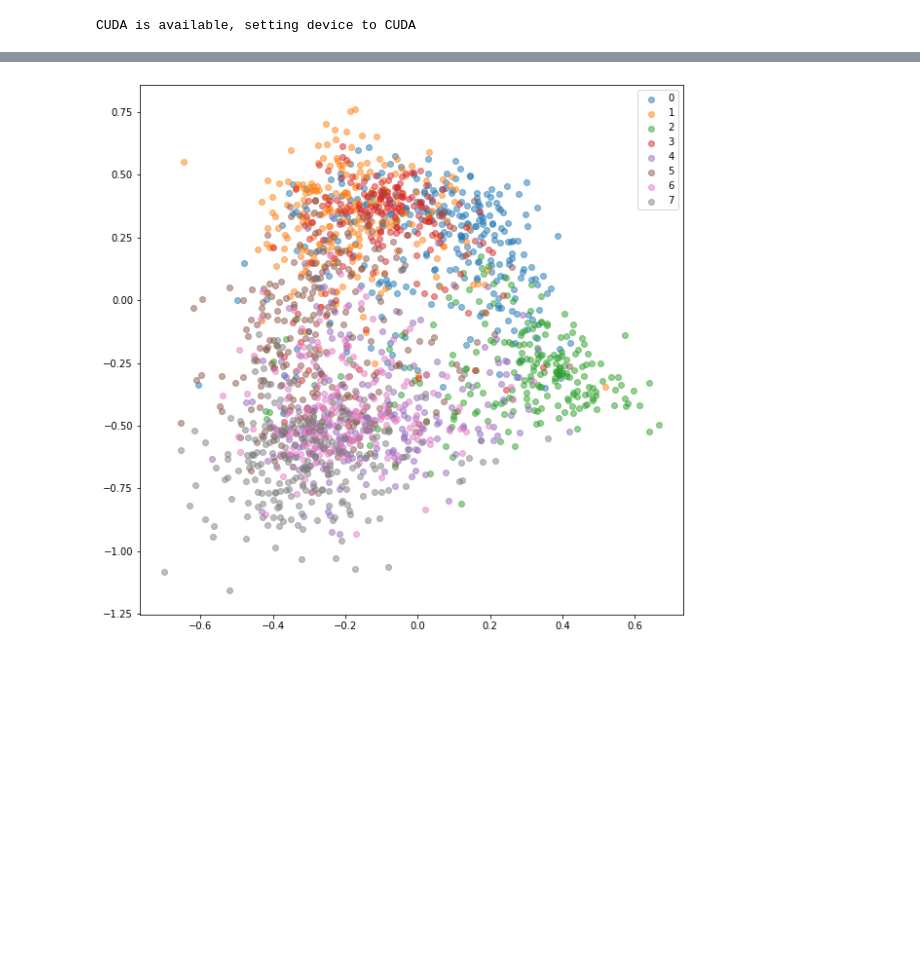
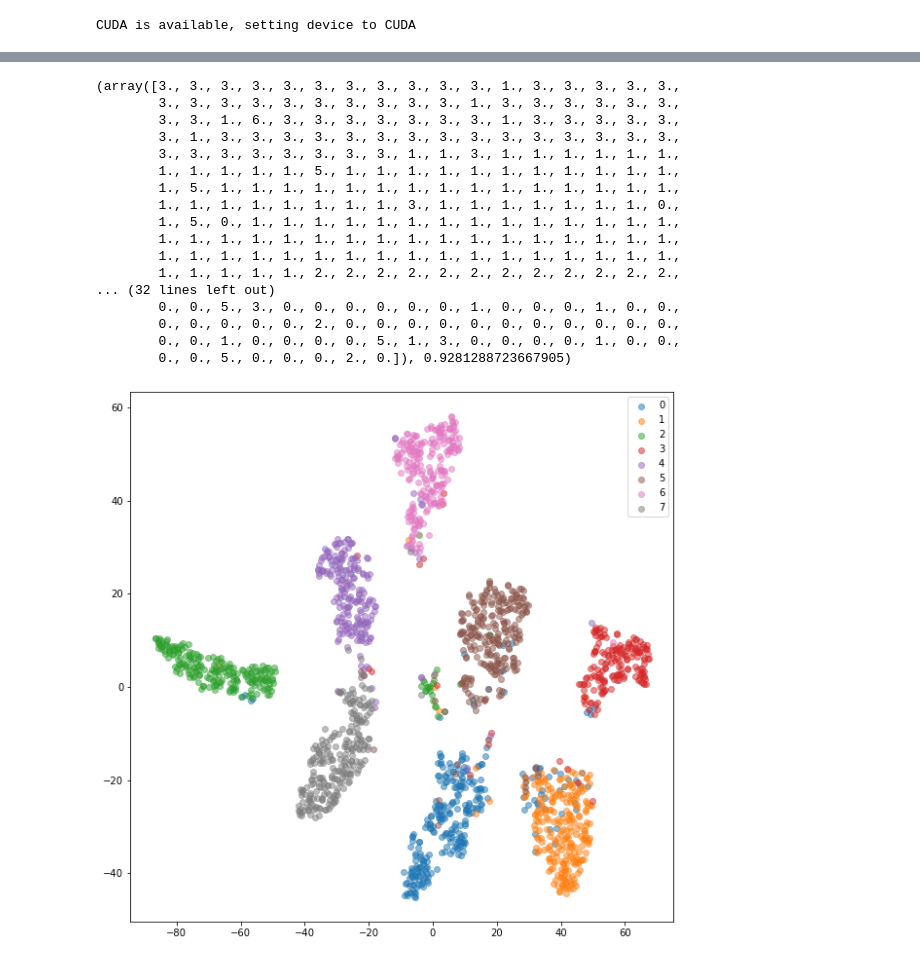
Before and after one commit to servidal/-M5-T7-Project, a Jupyter notebook: week4/siames.ipynb, the cells around one changed output, grey strips where cells are left out. Cells and saved outputs as stored; diff of their text form; code cells hidden in the pictures; blank space fills up the shorter version.

```diff
--- a/week4/siames.ipynb
+++ b/week4/siames.ipynb
@@ -17,7 +22,7 @@ DATASET_DIR = "../MIT_split/"
 LABELS_DICT = {"Opencountry":0 ,  "coast":1,   "forest":2, "highway":3, "inside_city":4,  "mountain":5 , "street":6,  "tallbuilding":7}
 MODEL_FNAME = 'model.h5'
 BATCH_SIZE = 16
-EPOCHS = 200
+EPOCHS = 10
 INPUT_SIZE = 64
 EXPERIMENTS_PATH = 'experiments'
 # %%
@@ -38,4 +43,4 @@ train_writer = SummaryWriter(log_dir=train_logdir)
 val_writer = SummaryWriter(log_dir=val_logdir)
 # %%
 kwargs = {'num_workers': 1, 'pin_memory': True} if torch.cuda.is_available() else {}
-siamese_train_dataset, siamese_test_dataset, train_loader, test_loader = dataset.get_dataloaders(DATASET_DIR, INPUT_SIZE, BATCH_SIZE, kwargs)
+train_loader, test_loader = dataset.get_dataloaders(DATASET_DIR, INPUT_SIZE, BATCH_SIZE, kwargs)
@@ -42,20 +51,21 @@ siamese_train_dataset, siamese_test_dataset, train_loader, test_loader = dataset
 # %%
 # Set up the network and training parameters
-from network import EmbeddingNet, SiameseNet
+
 from losses import ContrastiveLoss
+import torchvision.models as models
+margin = 1.
 
-margin = 1.
-embedding_net = EmbeddingNet()
-model = SiameseNet(embedding_net)
+model = models.resnet18(pretrained=True)
+model.fc = nn.Linear(512, 8)
 cuda = torch.cuda.is_available()
 if torch.cuda.is_available():
     model.cuda()
-criterion = ContrastiveLoss(margin)
+criterion = nn.CrossEntropyLoss()
 lr = 1e-3
 optimizer = optim.Adam(model.parameters(), lr=lr)
 scheduler = optim.lr_scheduler.StepLR(optimizer, 8, gamma=0.1, last_epoch=-1)
 log_interval = 100
 # %%
 from train import fit
-fit(siamese_train_dataset, siamese_test_dataset, model, criterion, optimizer, scheduler, EPOCHS, cuda, log_interval)
+fit(train_loader, test_loader, model, criterion, optimizer, scheduler, EPOCHS, cuda, log_interval)
 # %% [output]
@@ -87,36 +97,77 @@ import matplotlib.pyplot as plt
 classes = ['0', '1', '2', '3', '4', '5', '6', '7']
 colors = ['#1f77b4', '#ff7f0e', '#2ca02c', '#d62728',
               '#9467bd', '#8c564b', '#e377c2', '#7f7f7f',
         ]
 
 def plot_embeddings(embeddings, targets, xlim=None, ylim=None):
     plt.figure(figsize=(10,10))
     for i in range(len(classes)):
         inds = np.where(targets==i)[0]
         plt.scatter(embeddings[inds,0], embeddings[inds,1], alpha=0.5, color=colors[i])
     if xlim:
         plt.xlim(xlim[0], xlim[1])
     if ylim:
         plt.ylim(ylim[0], ylim[1])
     plt.legend(classes)
 
 def extract_embeddings(dataloader, model):
+    model_cut = nn.Sequential(*list(model.children())[:-2])
     with torch.no_grad():
         model.eval()
-        embeddings = np.zeros((len(dataloader.dataset), 2))
+        embeddings = np.empty((0,2048))
         labels = np.zeros(len(dataloader.dataset))
         k = 0
         for images, target in dataloader:
             if cuda:
                 images = images.cuda()
-            embeddings[k:k+len(images)] = model.get_embedding(images.float()).data.cpu().numpy()
+            #print(images.shape)
+            #print(model(images.float()).shape)
+            #print(model_cut(images.float()).data.cpu().numpy().shape)
+            embeddings = np.vstack((embeddings,model_cut(images.float()).data.cpu().numpy().reshape(-1,2048)))
+            #print(embeddings.shape)
             labels[k:k+len(images)] = target.numpy()
             k += len(images)
     return embeddings, labels
+def fit_retrival(embeddings,labels,mode='knn'):
+    if mode == 'knn':
+        clf = neighbors.KNeighborsClassifier(n_neighbors=8)
+        clf.fit(embeddings, labels)
+    return clf
+def predict_retrival(model,embeddings,labels):
+    return model.predict(embeddings),model.score(embeddings,labels)
+def plot_TSNE(embeddings):
+    from sklearn.manifold import TSNE
+    X_embedded = TSNE(n_components=2,
+                 init='random').fit_transform(embeddings)
+    return  X_embedded
 
 train_embeddings_otl, train_labels_otl = extract_embeddings(train_loader, model)
-plot_embeddings(train_embeddings_otl, train_labels_otl)
-#val_embeddings_otl, val_labels_otl = extract_embeddings(siamese_test_dataset, model)
-#plot_embeddings(val_embeddings_otl, val_labels_otl)
+
+TSNE_embedding = plot_TSNE(train_embeddings_otl)
+retrival_module = fit_retrival(train_embeddings_otl,train_labels_otl,mode='knn')
+
+plot_embeddings(TSNE_embedding, train_labels_otl)
+
+
+test_embeddings_otl, test_labels_otl = extract_embeddings(test_loader, model)
+labels,score = predict_retrival(retrival_module,test_embeddings_otl, test_labels_otl)
+print('score obtained equal to {}'.format(score))
 # %% [output]
+(array([3., 3., 3., 3., 3., 3., 3., 3., 3., 3., 3., 1., 3., 3., 3., 3., 3.,
+        3., 3., 3., 3., 3., 3., 3., 3., 3., 3., 1., 3., 3., 3., 3., 3., 3.,
+        3., 3., 1., 6., 3., 3., 3., 3., 3., 3., 3., 1., 3., 3., 3., 3., 3.,
+        3., 1., 3., 3., 3., 3., 3., 3., 3., 3., 3., 3., 3., 3., 3., 3., 3.,
+        3., 3., 3., 3., 3., 3., 3., 3., 1., 1., 3., 1., 1., 1., 1., 1., 1.,
+        1., 1., 1., 1., 1., 5., 1., 1., 1., 1., 1., 1., 1., 1., 1., 1., 1.,
+        1., 5., 1., 1., 1., 1., 1., 1., 1., 1., 1., 1., 1., 1., 1., 1., 1.,
+        1., 1., 1., 1., 1., 1., 1., 1., 3., 1., 1., 1., 1., 1., 1., 1., 0.,
+        1., 5., 0., 1., 1., 1., 1., 1., 1., 1., 1., 1., 1., 1., 1., 1., 1.,
+        1., 1., 1., 1., 1., 1., 1., 1., 1., 1., 1., 1., 1., 1., 1., 1., 1.,
+        1., 1., 1., 1., 1., 1., 1., 1., 1., 1., 1., 1., 1., 1., 1., 1., 1.,
+        1., 1., 1., 1., 1., 2., 2., 2., 2., 2., 2., 2., 2., 2., 2., 2., 2.,
+... (32 lines left out)
+        0., 0., 5., 3., 0., 0., 0., 0., 0., 0., 1., 0., 0., 0., 1., 0., 0.,
+        0., 0., 0., 0., 0., 2., 0., 0., 0., 0., 0., 0., 0., 0., 0., 0., 0.,
+        0., 0., 1., 0., 0., 0., 0., 5., 1., 3., 0., 0., 0., 0., 1., 0., 0.,
+        0., 0., 5., 0., 0., 0., 2., 0.]), 0.9281288723667905)
-[figure, old version]
+[figure, new version]
```
Also changed, not shown: parts of 3 cells of this notebook, 1 other file.
